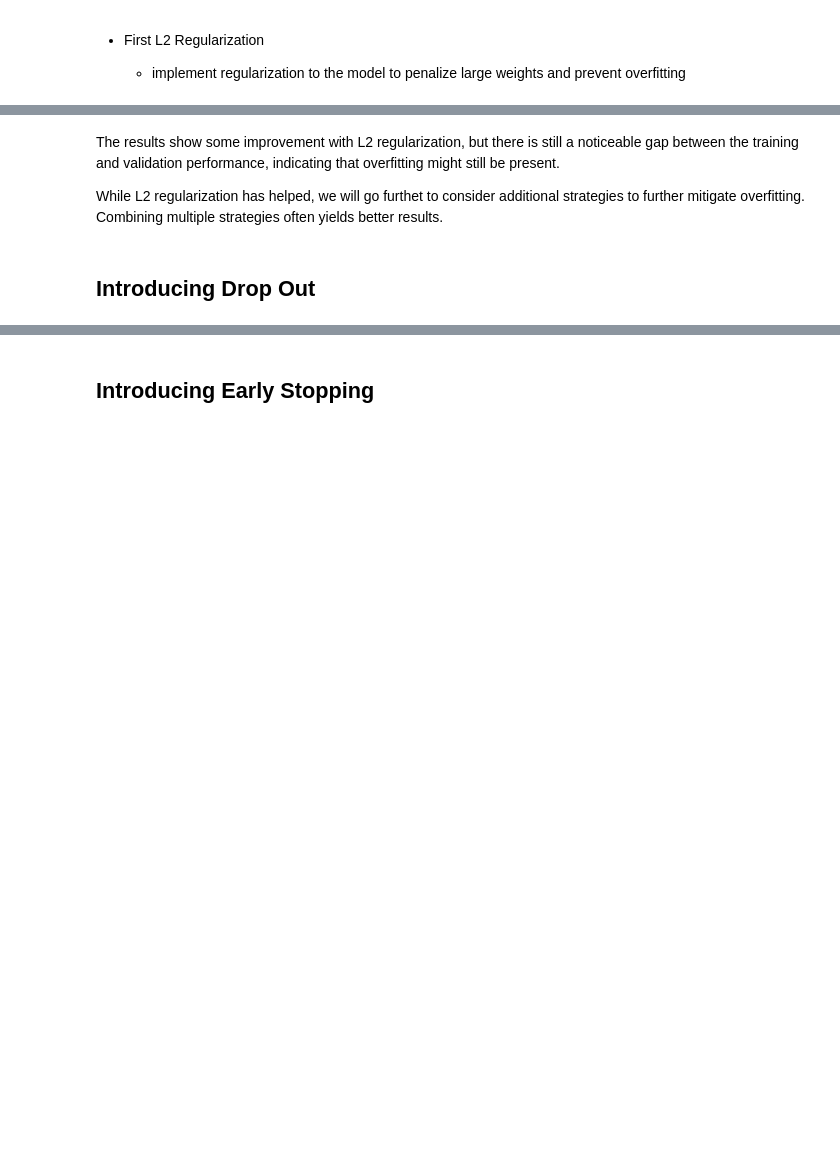
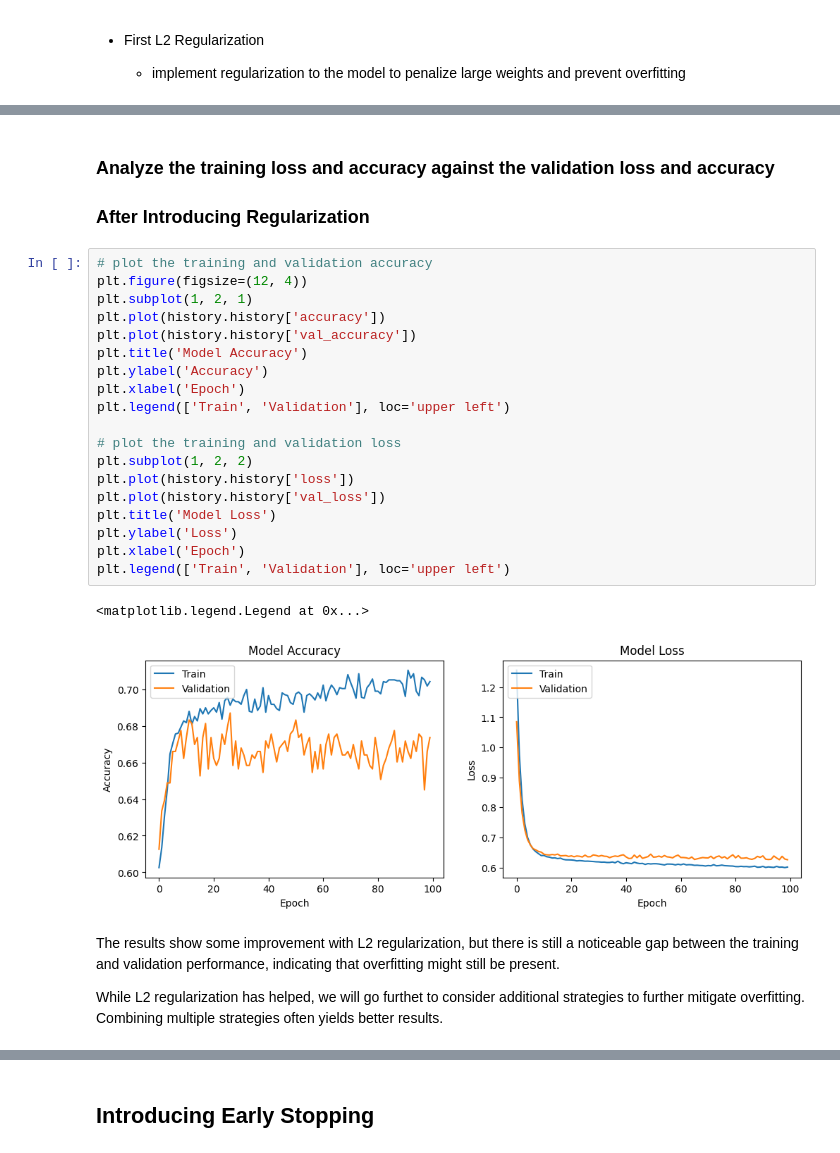
Before and after one commit to ZigaLarissa/Aqua_Rescan, a Jupyter notebook: backend/model.ipynb, the cells around one changed output, grey strips where cells are left out. Cells and saved outputs as stored; diff of their text form; blank space fills up the shorter version.

```diff
--- a/backend/model.ipynb
+++ b/backend/model.ipynb
@@ -419,6 +418,29 @@ Epoch 100/100
+# %% [markdown]
+### Analyze the training loss and accuracy against the validation loss and accuracy
+### After Introducing Regularization
+# %%
+# plot the training and validation accuracy
+plt.figure(figsize=(12, 4))
+plt.subplot(1, 2, 1)
+plt.plot(history.history['accuracy'])
+plt.plot(history.history['val_accuracy'])
+plt.title('Model Accuracy')
+plt.ylabel('Accuracy')
+plt.xlabel('Epoch')
+plt.legend(['Train', 'Validation'], loc='upper left')
+
+# plot the training and validation loss
+plt.subplot(1, 2, 2)
+plt.plot(history.history['loss'])
+plt.plot(history.history['val_loss'])
+plt.title('Model Loss')
+plt.ylabel('Loss')
+plt.xlabel('Epoch')
+plt.legend(['Train', 'Validation'], loc='upper left')
+# %% [output]
+<matplotlib.legend.Legend at 0x...>
+[figure, added]
 # %% [markdown]
 The results show some improvement with L2 regularization, but there is still a noticeable gap between the training and validation performance, indicating that overfitting might still be present.
 
 While L2 regularization has helped, we will go furthet to consider additional strategies to further mitigate overfitting. Combining multiple strategies often yields better results.
-# %% [markdown]
-## Introducing Drop Out
```
Also changed, not shown: parts of 9 cells of this notebook.
